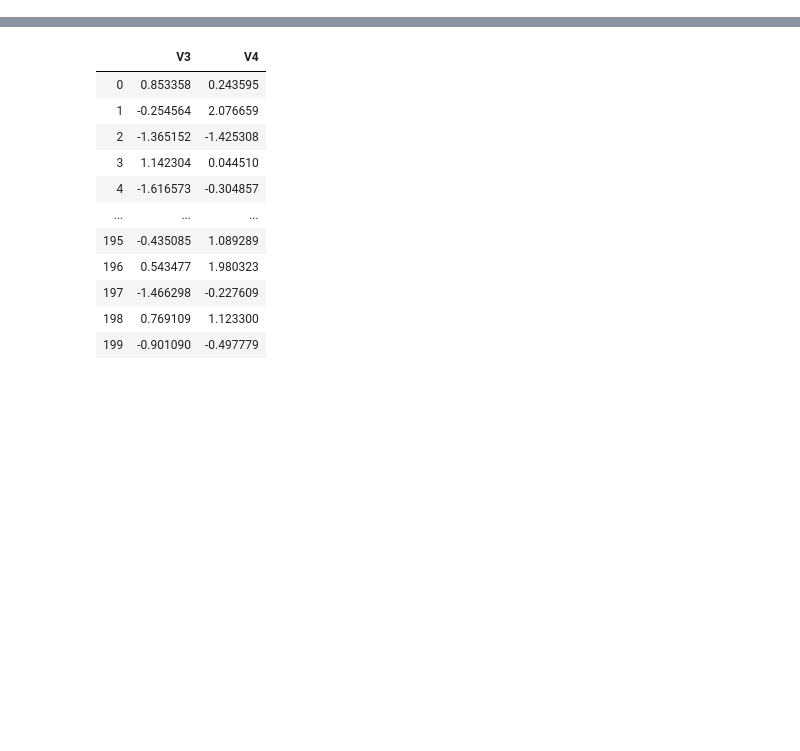
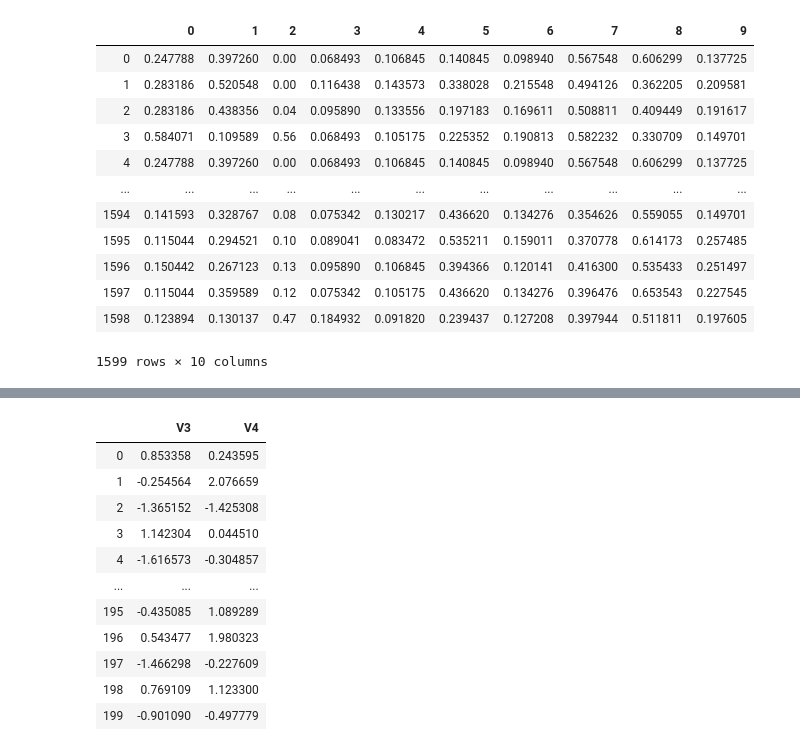
Before and after one commit to maxiaoba/GRAPE, a Jupyter notebook: draft.ipynb, the cells around one changed output, grey strips where cells are left out. Cells and saved outputs as stored; diff of their text form; code cells hidden in the pictures; blank space fills up the shorter version.

```diff
--- a/draft.ipynb
+++ b/draft.ipynb
@@ -11,2 +20,19 @@ from sklearn.preprocessing import OneHotEncoder
+# %%
+df = pd.read_csv("wine.csv")
+df
+# %% [output]
+|  | 0 | 1 | 2 | 3 | 4 | 5 | 6 | 7 | 8 | 9 |
+| 0 | 0.247788 | 0.397260 | 0.00 | 0.068493 | 0.106845 | 0.140845 | 0.098940 | 0.567548 | 0.606299 | 0.137725 |
+| 1 | 0.283186 | 0.520548 | 0.00 | 0.116438 | 0.143573 | 0.338028 | 0.215548 | 0.494126 | 0.362205 | 0.209581 |
+| 2 | 0.283186 | 0.438356 | 0.04 | 0.095890 | 0.133556 | 0.197183 | 0.169611 | 0.508811 | 0.409449 | 0.191617 |
+| 3 | 0.584071 | 0.109589 | 0.56 | 0.068493 | 0.105175 | 0.225352 | 0.190813 | 0.582232 | 0.330709 | 0.149701 |
+| 4 | 0.247788 | 0.397260 | 0.00 | 0.068493 | 0.106845 | 0.140845 | 0.098940 | 0.567548 | 0.606299 | 0.137725 |
+| ... | ... | ... | ... | ... | ... | ... | ... | ... | ... | ... |
+| 1594 | 0.141593 | 0.328767 | 0.08 | 0.075342 | 0.130217 | 0.436620 | 0.134276 | 0.354626 | 0.559055 | 0.149701 |
+| 1595 | 0.115044 | 0.294521 | 0.10 | 0.089041 | 0.083472 | 0.535211 | 0.159011 | 0.370778 | 0.614173 | 0.257485 |
+| 1596 | 0.150442 | 0.267123 | 0.13 | 0.095890 | 0.106845 | 0.394366 | 0.120141 | 0.416300 | 0.535433 | 0.251497 |
+| 1597 | 0.115044 | 0.359589 | 0.12 | 0.075342 | 0.105175 | 0.436620 | 0.134276 | 0.396476 | 0.653543 | 0.227545 |
+| 1598 | 0.123894 | 0.130137 | 0.47 | 0.184932 | 0.091820 | 0.239437 | 0.127208 | 0.397944 | 0.511811 | 0.197605 |
+1599 rows × 10 columns
 # %%
 df = pd.read_csv('https://archive.ics.uci.edu/ml/machine-learning-databases/housing/housing.data', header=None, delim_whitespace=True)
```
Also changed, not shown: parts of 3 cells of this notebook, 9 other files.
